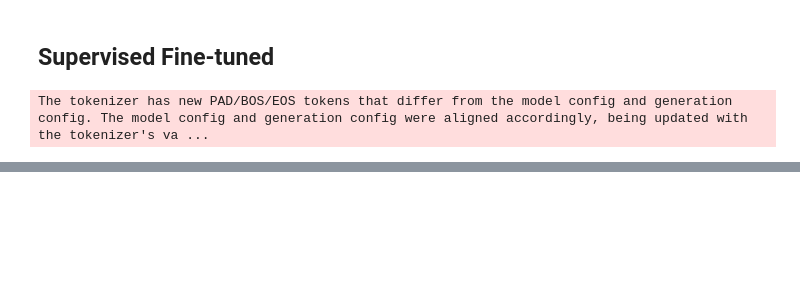
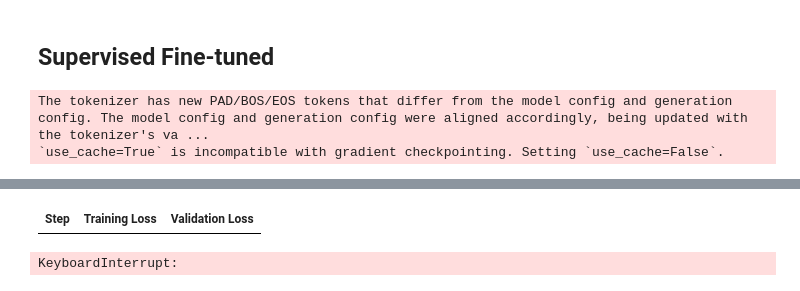
Before and after one commit to minquan-alt/AdvancedLLMReasoning, a Jupyter notebook: data_utils/cs431_data_processing.ipynb, the cells around one changed output, grey strips where cells are left out. Cells and saved outputs as stored; diff of their text form; code cells hidden in the pictures; blank space fills up the shorter version.

```diff
--- a/data_utils/cs431_data_processing.ipynb
+++ b/data_utils/cs431_data_processing.ipynb
@@ -102,3 +99,6 @@ from torch.utils.data import Dataset as Dataset, DataLoader
+# %%
+from datasets import Dataset
+subset_ds = Dataset.load_from_disk("../data/subset_openmathinstruct_1/256K")
 # %%
 # Load model directly
 from transformers import AutoTokenizer, AutoModelForCausalLM
@@ -261,0 +119,7 @@ test_processed.save_to_disk("data/processed_data/256K/test/")
+# %%
+data_path = 'data/processed_data/256K/'
+train_processed = Dataset.load_from_disk(data_path + 'train/')
+
+# Lấy 1 sample để kiểm tra
+sample = train_processed[0]
+print(sample)
@@ -318,11 +188,12 @@ lora_config = LoraConfig(r=8, lora_alpha=16, target_modules=["q_proj", "v_proj"]
 model = get_peft_model(model, lora_config)
 # %%
 # %pip install 'accelerate>=0.26.0'
-import gc
-import torch
+from transformers import Trainer, TrainingArguments
+
 training_args = TrainingArguments(
     output_dir="./math_tutor_model",
     num_train_epochs=3,
+
     learning_rate=2e-5,
     weight_decay=0.01,
     logging_dir="./logs",
@@ -333,6 +204,13 @@ training_args = TrainingArguments(
     save_steps=500,
     warmup_steps=500,
     fp16=True,
+
+    dataloader_num_workers=4,
+    dataloader_pin_memory=True,
+
+    per_device_train_batch_size = 8,
+    per_device_eval_batch_size = 8,
+    gradient_accumulation_steps = 1,
 )
 
 trainer = Trainer(
@@ -343,9 +221,7 @@ trainer = Trainer(
     tokenizer=tokenizer,
 )
 
-torch.cuda.empty_cache()
-gc.collect()
-
 trainer.train()
 # %% [output]
 The tokenizer has new PAD/BOS/EOS tokens that differ from the model config and generation config. The model config and generation config were aligned accordingly, being updated with the tokenizer's va ...
+`use_cache=True` is incompatible with gradient checkpointing. Setting `use_cache=False`.
@@ -352,0 +229,2 @@ OutOfMemoryError: CUDA out of memory. Tried to allocate 64.00 MiB. GPU 0 has a t
+| Step | Training Loss | Validation Loss |
+KeyboardInterrupt:
```
Also changed, not shown: parts of 13 cells of this notebook, 13 other files.
